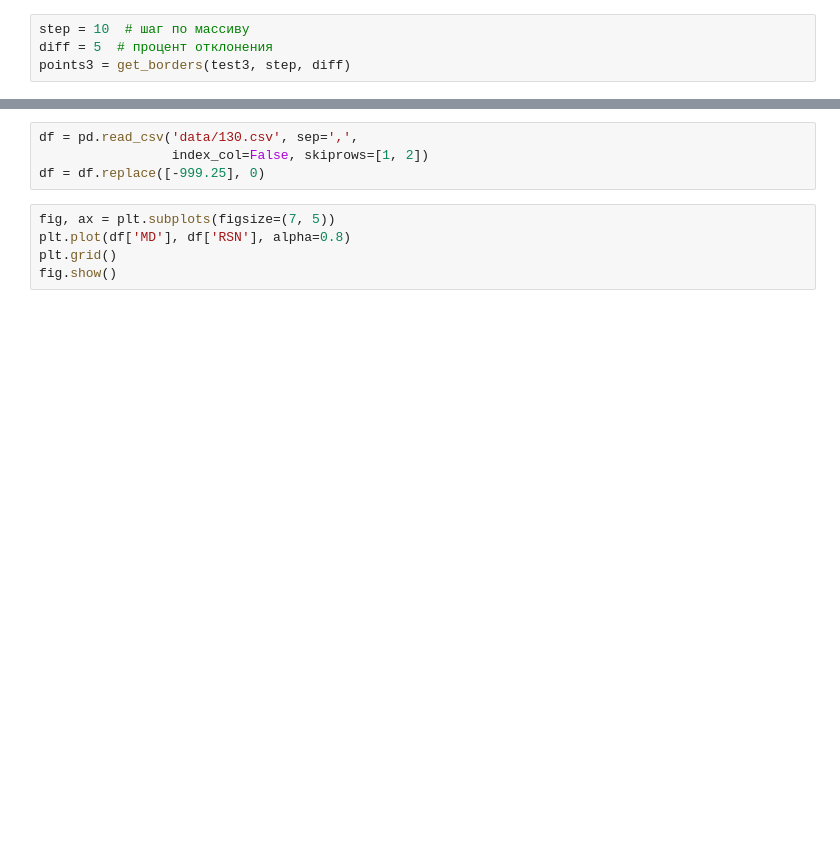
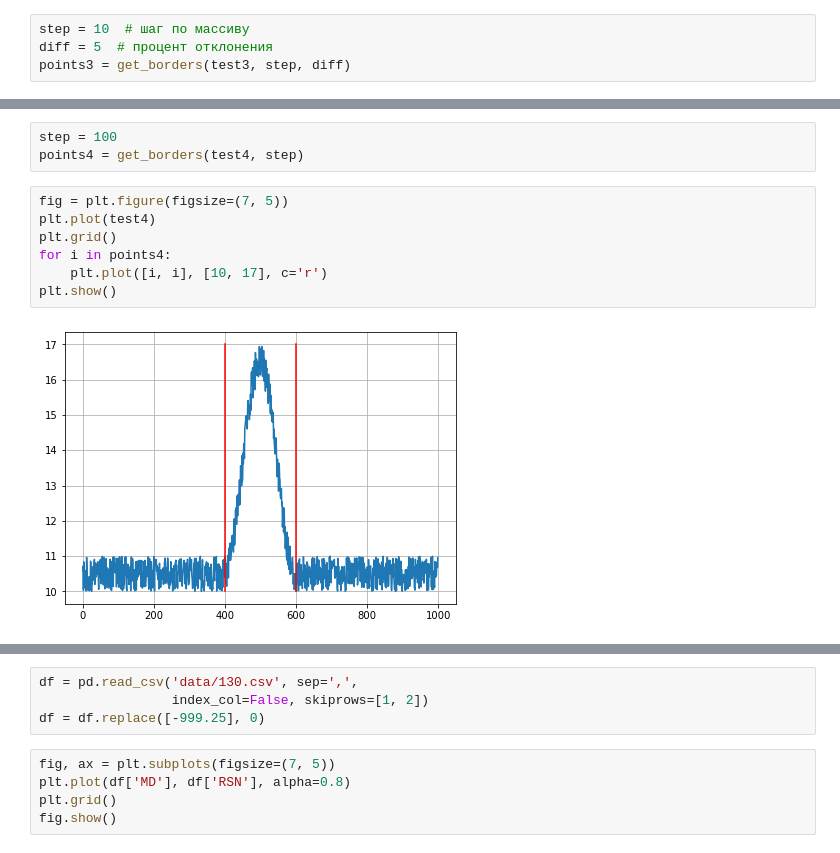
Before and after one commit to Berry-More/GIS-data-detection, a Jupyter notebook: Demonstration.ipynb, the cells around one changed output, grey strips where cells are left out. Saved outputs shown, nothing was run; the diff lists cells and outputs as text; blank space fills up the shorter version.

```diff
--- a/Demonstration.ipynb
+++ b/Demonstration.ipynb
@@ -84,0 +101,12 @@ plt.show()
+# %%
+step = 100
+points4 = get_borders(test4, step)
+# %%
+fig = plt.figure(figsize=(7, 5))
+plt.plot(test4)
+plt.grid()
+for i in points4:
+    plt.plot([i, i], [10, 17], c='r')
+plt.show()
+# %% [output]
+[figure, added]
```
Also changed, not shown: parts of 31 cells of this notebook, 1 other file.
